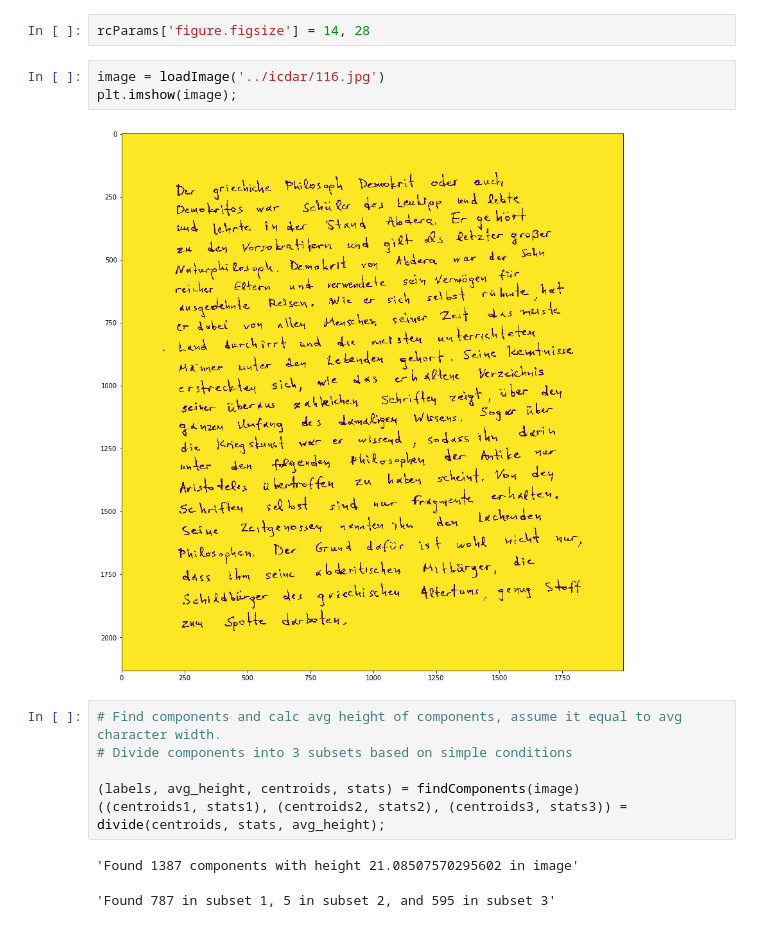
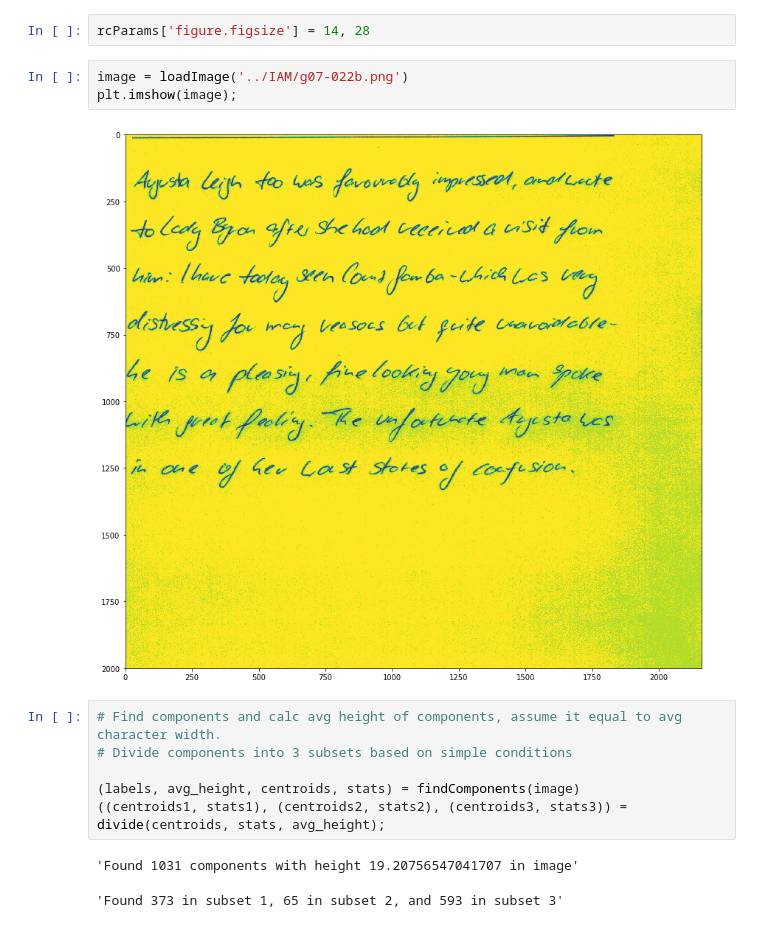
Before and after one commit to lcukerd/Louloudis, a Jupyter notebook: Implementation.ipynb, the cells around one changed output. Saved outputs shown, nothing was run; the diff lists cells and outputs as text.

```diff
--- a/Implementation.ipynb
+++ b/Implementation.ipynb
@@ -18,10 +18,10 @@ from globalVar import *
 # %%
 rcParams['figure.figsize'] = 14, 28
 # %%
-image = loadImage('../icdar/116.jpg')
+image = loadImage('../IAM/g07-022b.png')
 plt.imshow(image);
 # %% [output]
-[figure, old version]
+[figure, new version]
 # %%
 # Find components and calc avg height of components, assume it equal to avg character width.
 # Divide components into 3 subsets based on simple conditions
@@ -29,8 +29,8 @@ plt.imshow(image);
 (labels, avg_height, centroids, stats) = findComponents(image)
 ((centroids1, stats1), (centroids2, stats2), (centroids3, stats3)) = divide(centroids, stats, avg_height);
 # %% [output]
-'Found 1387 components with height 21.08507570295602 in image'
+'Found 1031 components with height 19.20756547041707 in image'
-'Found 787 in subset 1, 5 in subset 2, and 595 in subset 3'
+'Found 373 in subset 1, 65 in subset 2, and 593 in subset 3'
 # %%
 # Divide subset1 components into blocks of width aw and find their centroid.
 
```
Also changed, not shown: parts of 7 cells of this notebook, 3 other files.
